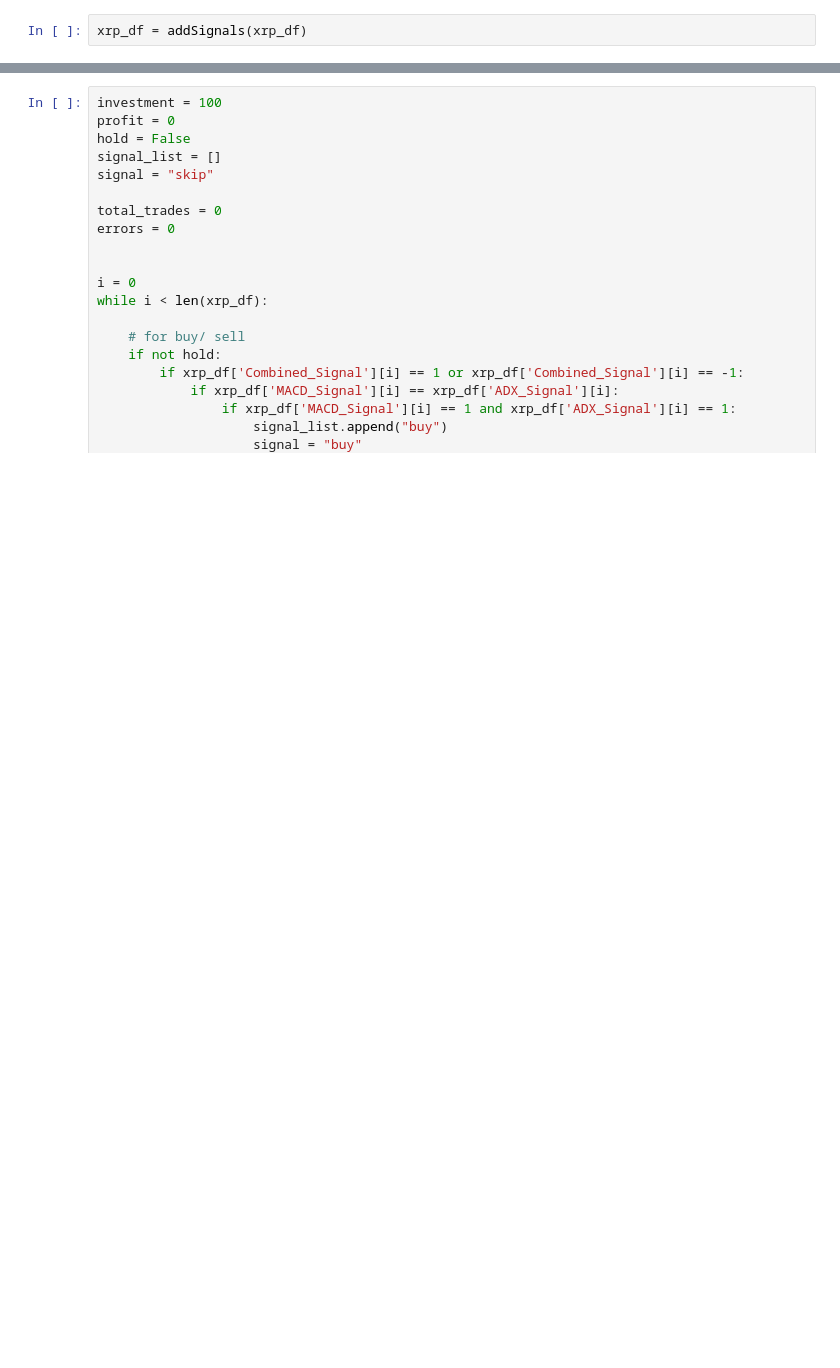
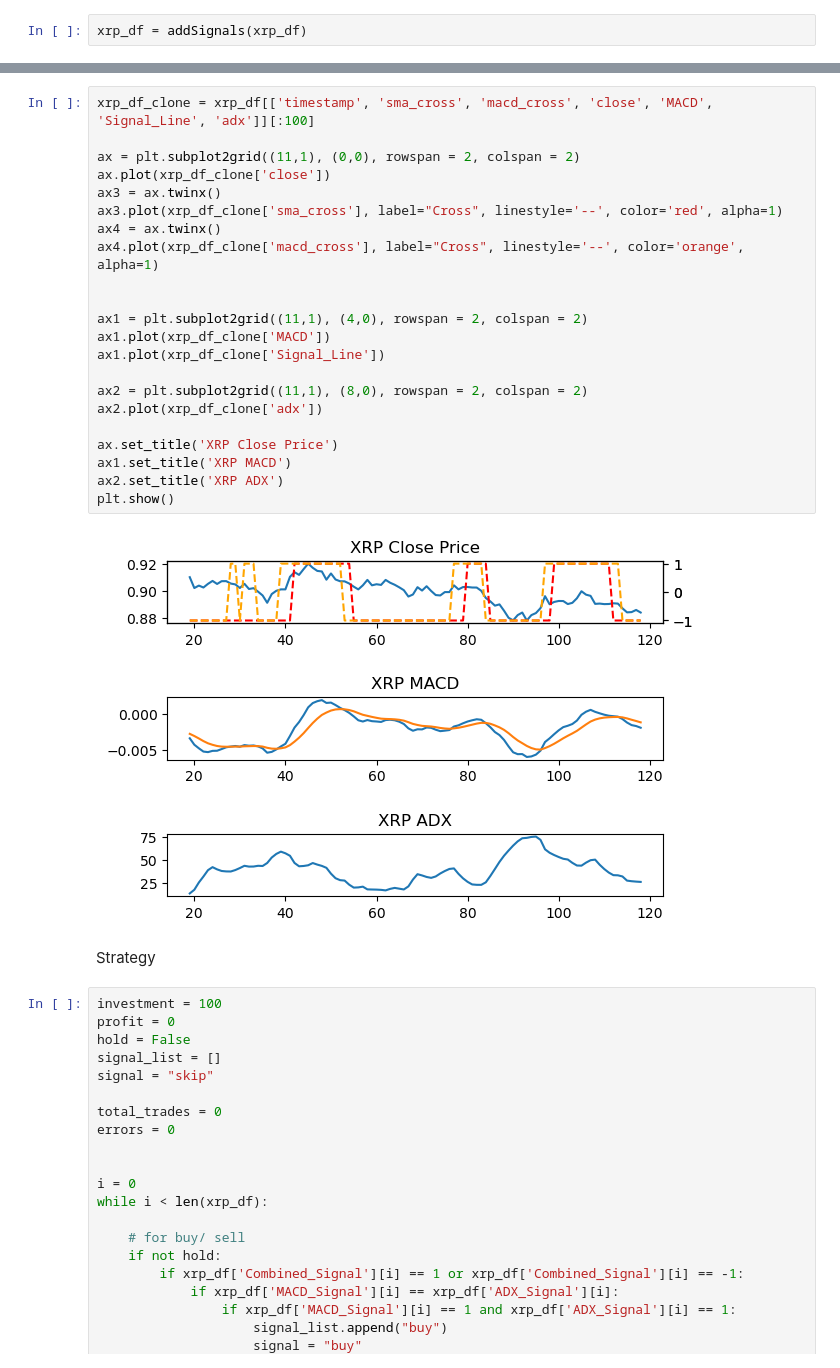
Before and after one commit to mawi-delosreyes/Harvest, a Jupyter notebook: Pilot Notebooks/PilotBot-XRP.ipynb, the cells around one changed output, grey strips where cells are left out. Cells and saved outputs as stored; diff of their text form; blank space fills up the shorter version.

```diff
--- a/Pilot Notebooks/PilotBot-XRP.ipynb
+++ b/Pilot Notebooks/PilotBot-XRP.ipynb
@@ -130,3 +165,29 @@ xrp_df = addSignals(xrp_df)
+# %%
+xrp_df_clone = xrp_df[['timestamp', 'sma_cross', 'macd_cross', 'close', 'MACD', 'Signal_Line', 'adx']][:100]
+
+ax = plt.subplot2grid((11,1), (0,0), rowspan = 2, colspan = 2)
+ax.plot(xrp_df_clone['close'])
+ax3 = ax.twinx()
+ax3.plot(xrp_df_clone['sma_cross'], label="Cross", linestyle='--', color='red', alpha=1)
+ax4 = ax.twinx()
+ax4.plot(xrp_df_clone['macd_cross'], label="Cross", linestyle='--', color='orange', alpha=1)
+
+
+ax1 = plt.subplot2grid((11,1), (4,0), rowspan = 2, colspan = 2)
+ax1.plot(xrp_df_clone['MACD'])
+ax1.plot(xrp_df_clone['Signal_Line'])
+
+ax2 = plt.subplot2grid((11,1), (8,0), rowspan = 2, colspan = 2)
+ax2.plot(xrp_df_clone['adx'])
+
+ax.set_title('XRP Close Price')
+ax1.set_title('XRP MACD')
+ax2.set_title('XRP ADX')
+plt.show()
+# %% [output]
+[figure, added]
+# %% [markdown]
+Strategy
 # %%
 investment = 100
 profit = 0
```
Also changed, not shown: parts of 10 cells of this notebook.
